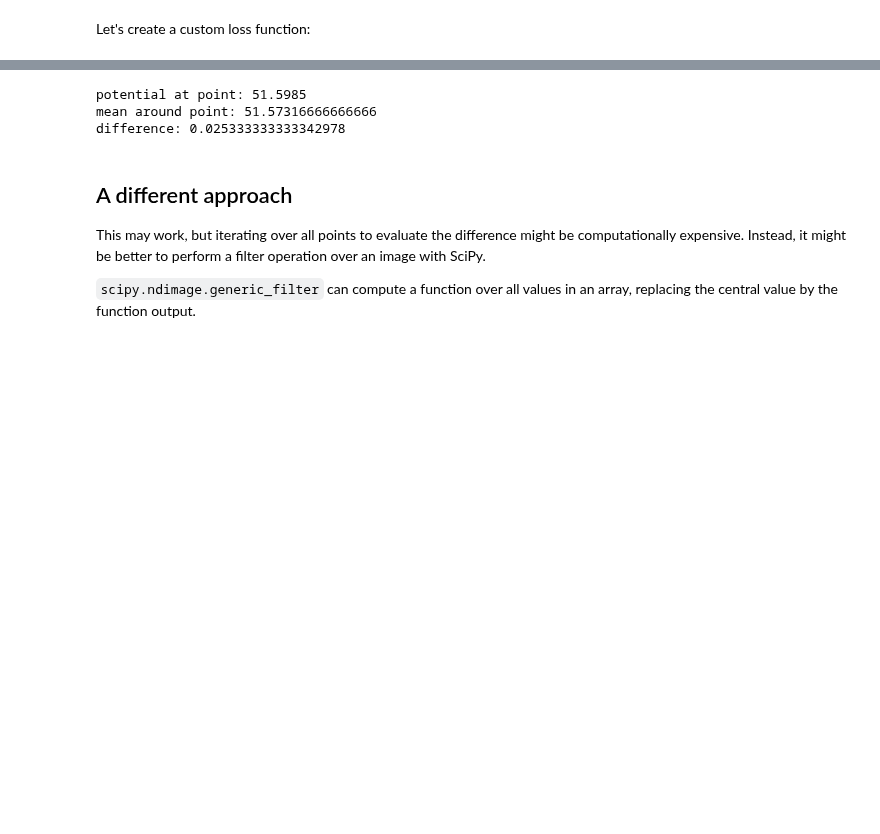
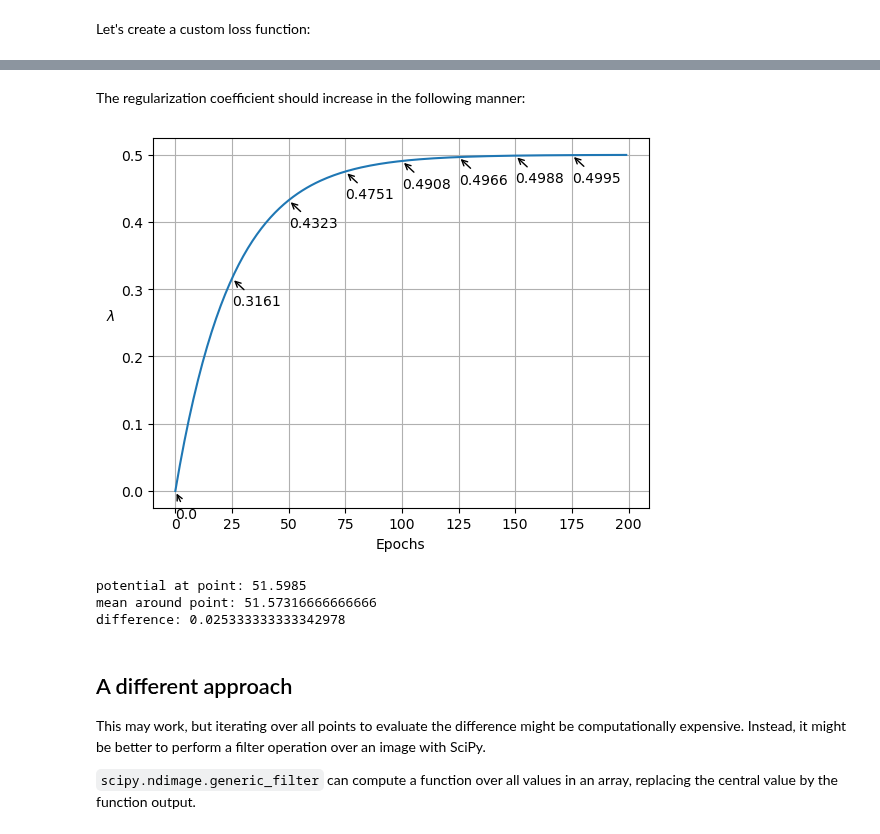
Before and after one commit to jarltc/2d-discharge-nn, a Jupyter notebook: ckdtree-test.ipynb, the cells around one changed output, grey strips where cells are left out. Saved outputs shown, nothing was run; the diff lists cells and outputs as text; code cells hidden in the pictures; blank space fills up the shorter version.

Commit message:
Added plot for c_e()

```diff
--- a/ckdtree-test.ipynb
+++ b/ckdtree-test.ipynb
@@ -314,3 +317,20 @@ Epoch 9: loss = 0.44368040561676025
+# %% [markdown]
+The regularization coefficient should increase in the following manner:
+# %%
+e = np.arange(0, 200, 1)
+c_e = reg_coefficient(e, 0.5, 25)
+
+fig, ax = plt.subplots()
+ax.plot(e, c_e)
+ax.set_xlabel('Epochs')
+ax.set_ylabel('$\lambda$', rotation=0, ha='right')
+ax.grid()
+
+for i in range(0, 200, 25):
+    ax.annotate(f"{round(c_e[i], 4)}", (i, c_e[i]),
+                xytext=(i+0.04, c_e[i]-0.04), arrowprops={'arrowstyle':'->'})
+# %% [output]
+[figure, added]
 # %%
 # return distances (dd) and indices (ii) of the 6 nearest neighbors to the point 0.06 (x), 0.42 (y)
 dd, ii = tree.query([0.06, 0.42], k=6)
```
Also changed, not shown: parts of 9 cells of this notebook.
